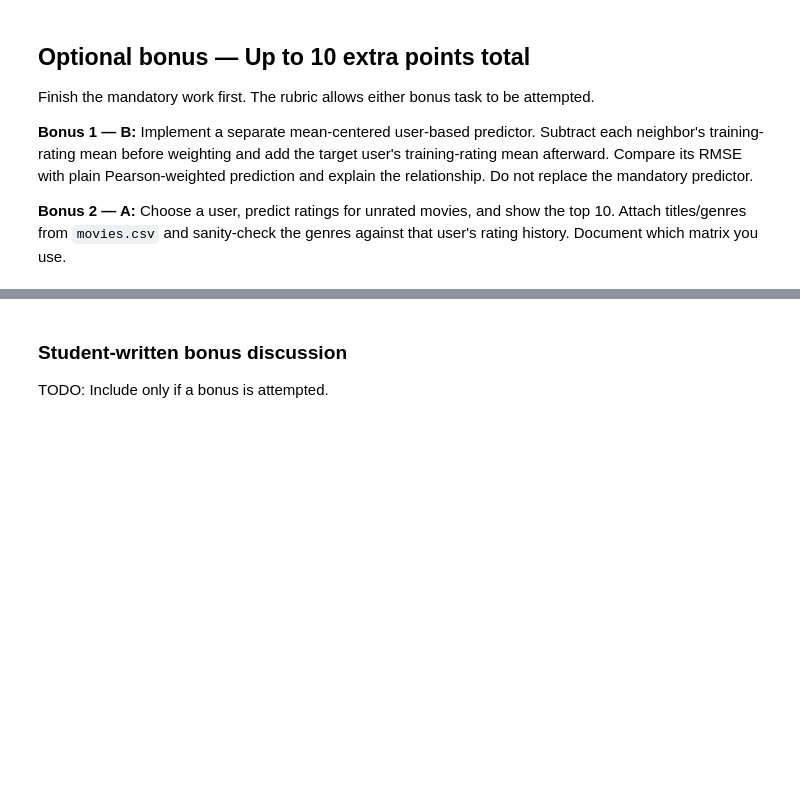
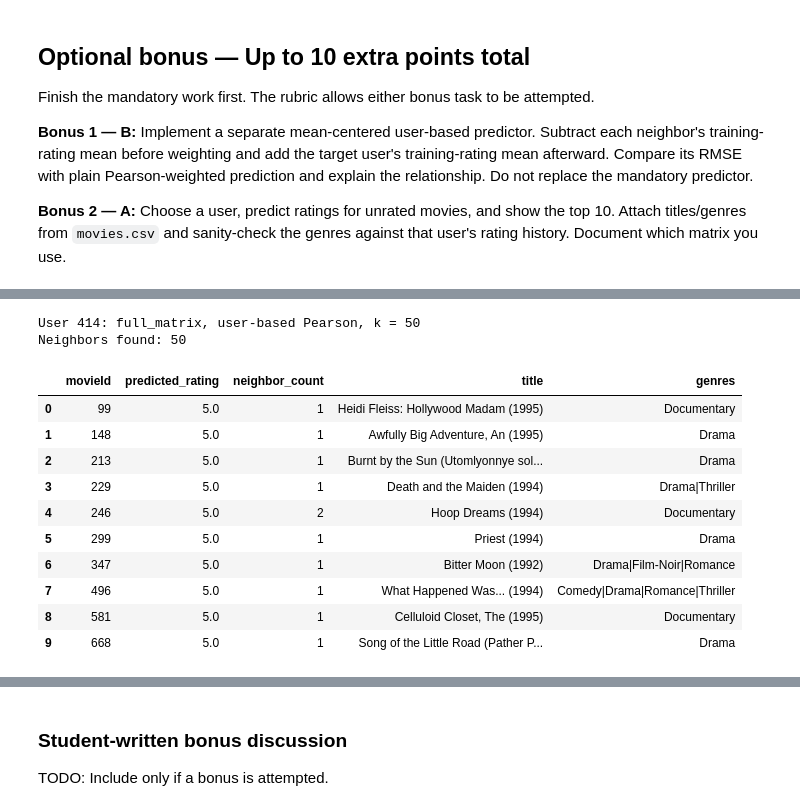
Before and after one commit to zeinahussien/Recommender-System-Assignment1, a Jupyter notebook: assignment1_team_template (1).ipynb, the cells around one changed output, grey strips where cells are left out. Drawn from its saved outputs; the diff is of its cells as text; code cells hidden in the pictures; blank space fills up the shorter version.

```diff
--- a/assignment1_team_template (1).ipynb
+++ b/assignment1_team_template (1).ipynb
@@ -721,3 +756,50 @@ Finish the mandatory work first. The rubric allows either bonus task to be attem
 # %%
-# OPTIONAL STUDENT CODE
-# TODO: Implement bonus tasks only if time permits.
+user_id = 414
+k = 50
+matrix = full_matrix
+user_ratings = matrix.loc[user_id]
+
+neighbors = find_k_nearest_users(matrix, user_id, k, pearson_similarity)
+
+print(f"User {user_id}: full_matrix, user-based Pearson, k = {k}")
+print("Neighbors found:", len(neighbors))
+# %% [output]
+User 414: full_matrix, user-based Pearson, k = 50
+Neighbors found: 50
+# %%
+predictions = []
+
+for movie_id in user_ratings[user_ratings.isna()].index:
+    total = 0
+    weight = 0
+    count = 0
+
+    for neighbor_id, similarity in neighbors:
+        rating = matrix.loc[neighbor_id, movie_id]
+        if pd.notna(rating):
+            total += similarity * rating
+            weight += abs(similarity)
+            count += 1
+
+    if weight > 0:
+        predictions.append([movie_id, total / weight, count])
+
+top_10 = pd.DataFrame(predictions, columns=["movieId", "predicted_rating", "neighbor_count"])
+top_10 = top_10.sort_values(["predicted_rating", "movieId"], ascending=[False, True]).head(10)
+top_10 = top_10.merge(movies[["movieId", "title", "genres"]], on="movieId", validate="one_to_one")
+
+assert len(top_10) == 10, "Fewer than 10 recommendations were possible."
+
+display(top_10)
+# %% [output]
+|  | movieId | predicted_rating | neighbor_count | title | genres |
+| 0 | 99 | 5.0 | 1 | Heidi Fleiss: Hollywood Madam (1995) | Documentary |
+| 1 | 148 | 5.0 | 1 | Awfully Big Adventure, An (1995) | Drama |
+| 2 | 213 | 5.0 | 1 | Burnt by the Sun (Utomlyonnye sol... | Drama |
+| 3 | 229 | 5.0 | 1 | Death and the Maiden (1994) | Drama|Thriller |
+| 4 | 246 | 5.0 | 2 | Hoop Dreams (1994) | Documentary |
+| 5 | 299 | 5.0 | 1 | Priest (1994) | Drama |
+| 6 | 347 | 5.0 | 1 | Bitter Moon (1992) | Drama|Film-Noir|Romance |
+| 7 | 496 | 5.0 | 1 | What Happened Was... (1994) | Comedy|Drama|Romance|Thriller |
+| 8 | 581 | 5.0 | 1 | Celluloid Closet, The (1995) | Documentary |
+| 9 | 668 | 5.0 | 1 | Song of the Little Road (Pather P... | Drama |
```
Also changed, not shown: parts of 14 cells of this notebook.
